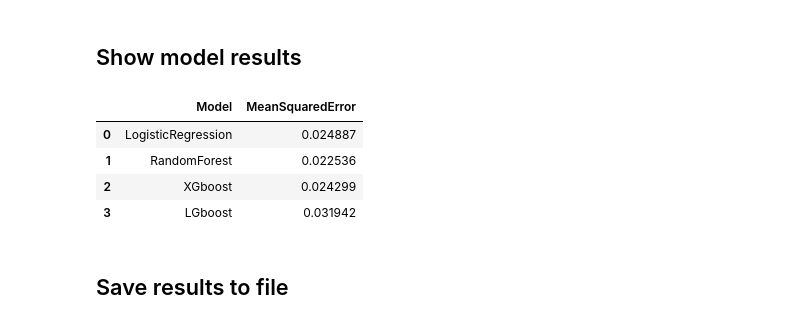
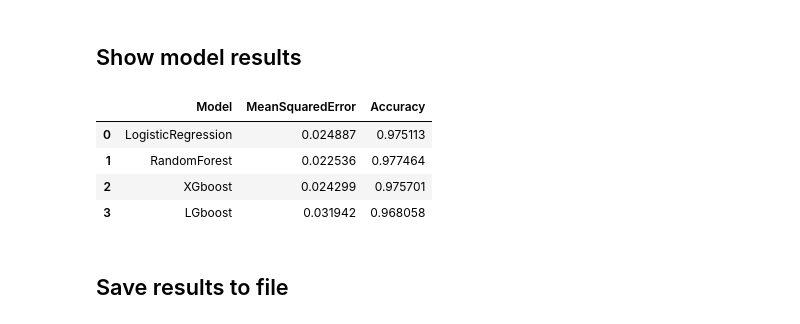
Before and after one commit to narquette/claimassignment, a Jupyter notebook: code/Claim_EDA.ipynb, the cells around one changed output. Cells and saved outputs as stored; diff of their text form; code cells hidden in the pictures.

```diff
--- a/code/Claim_EDA.ipynb
+++ b/code/Claim_EDA.ipynb
@@ -1303,8 +1315,15 @@ preprocessing = machine_learning.PreProcessing()
 mse = machine_learning.RandomForest(
     parameter_dict=randomforest_best_results_dict, regressor=False, cross_validation=True)
 
-# print final model score
-cv_results[model] = np.min(mse)
+# get minimum mse value index
+index = np.argmin(mse[0])
+
+# get minimum mse and corresponding accuracy
+min_mse = mse[0][index]
+min_accuracy = mse[1][index]
+
+# store final model score
+cv_results[model] = min_mse, min_accuracy
 # %% [markdown]
 ## XgBoost Forest Cross Validation
 # %%
@@ -1327,6 +1346,13 @@ preprocessing = machine_learning.PreProcessing()
 mse = machine_learning.XGboost(
     parameter_dict=xgb_best_results_dict, regressor=False, cross_validation=True)
 
-# print final model score
-cv_results[model] = np.min(mse)
+# get minimum mse value index
+index = np.argmin(mse[0])
+
+# get minimum mse and corresponding accuracy
+min_mse = mse[0][index]
+min_accuracy = mse[1][index]
+
+# store final model score
+cv_results[model] = min_mse, min_accuracy
 # %% [output]
@@ -1369,22 +1395,30 @@ preprocessing = machine_learning.PreProcessing()
 mse = machine_learning.LGboost(
     parameter_dict=lgb_best_results_dict, regressor=False, cross_validation=True)
 
-# print final model score
-cv_results[model] = np.min(mse)
+# get minimum mse value index
+index = np.argmin(mse[0])
+
+# get minimum mse and corresponding accuracy
+min_mse = mse[0][index]
+min_accuracy = mse[1][index]
+
+# store final model score
+cv_results[model] = min_mse, min_accuracy
 # %% [markdown]
 ## Show model results
 # %%
 import pandas as pd
 model_dataframe = pd.DataFrame()
 model_dataframe['Model'] = cv_results.keys()
-model_dataframe['MeanSquaredError'] = cv_results.values()
+model_dataframe['MeanSquaredError'] = [v[0] for v in cv_results.values()]
+model_dataframe['Accuracy'] = [v[1] for v in cv_results.values()]
 model_dataframe
 # %% [output]
-|  | Model | MeanSquaredError |
-| 0 | LogisticRegression | 0.024887 |
-| 1 | RandomForest | 0.022536 |
-| 2 | XGboost | 0.024299 |
-| 3 | LGboost | 0.031942 |
+|  | Model | MeanSquaredError | Accuracy |
+| 0 | LogisticRegression | 0.024887 | 0.975113 |
+| 1 | RandomForest | 0.022536 | 0.977464 |
+| 2 | XGboost | 0.024299 | 0.975701 |
+| 3 | LGboost | 0.031942 | 0.968058 |
 # %% [markdown]
 ## Save results to file
 # %%
```
Also changed, not shown: parts of 14 cells of this notebook, 16 other files.
